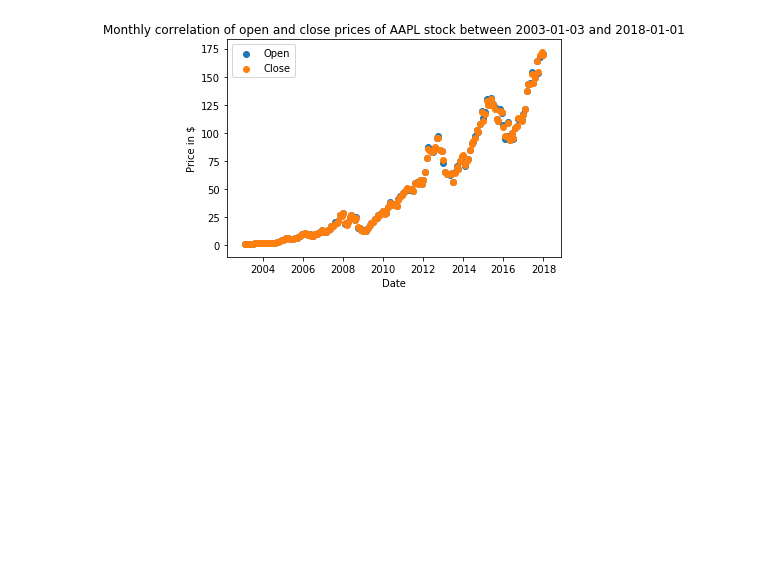
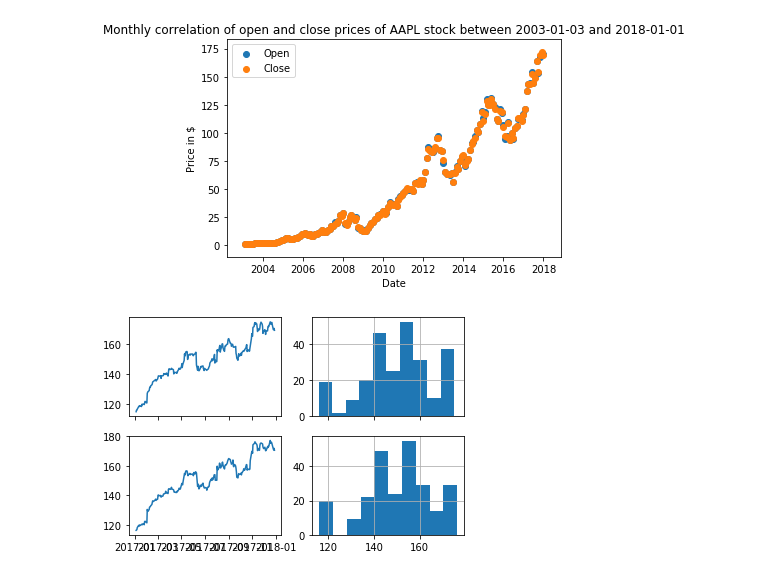
Before and after one commit to teobouvard/study, a Jupyter notebook: 4-UiS/data-science/assignment3/assignment.ipynb, the cells around one changed output. Drawn from its saved outputs; the diff is of its cells as text; code cells hidden in the pictures; blank space fills up the shorter version.

```diff
--- a/4-UiS/data-science/assignment3/assignment.ipynb
+++ b/4-UiS/data-science/assignment3/assignment.ipynb
@@ -31,2 +28,12 @@ def show_daily_features(stock_name, start, end):
+# %%
+def show_daily_features(stock_name, start, end):
+    stock = DataReader(stock_name, start=start, end=end, data_source='yahoo')
+    fig, ax = plt.subplots(2, 2, sharex='col')
+    ax[0, 0].plot(stock.index, stock['Low'])
+    ax[1, 0].plot(stock.index, stock['High'])
+    stock['Open'].hist(ax=ax[0, 1])
+    stock['Close'].hist(ax=ax[1, 1])
 # %%
-show_daily_features('AAPL', '2003-01-03', '2018-01-01')
+show_daily_features('AAPL', '2017-01-03', '2018-01-01')
+# %% [output]
+[figure, added]
```
Also changed, not shown: parts of 4 cells of this notebook.
